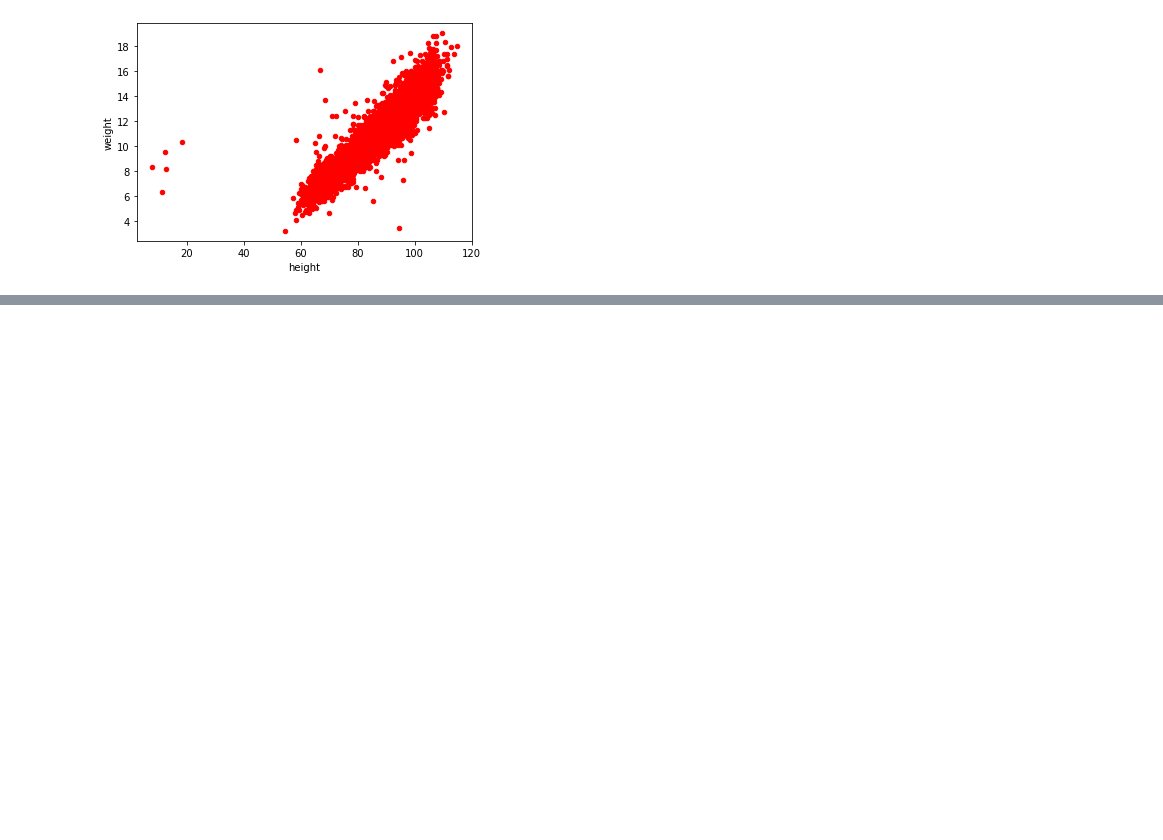
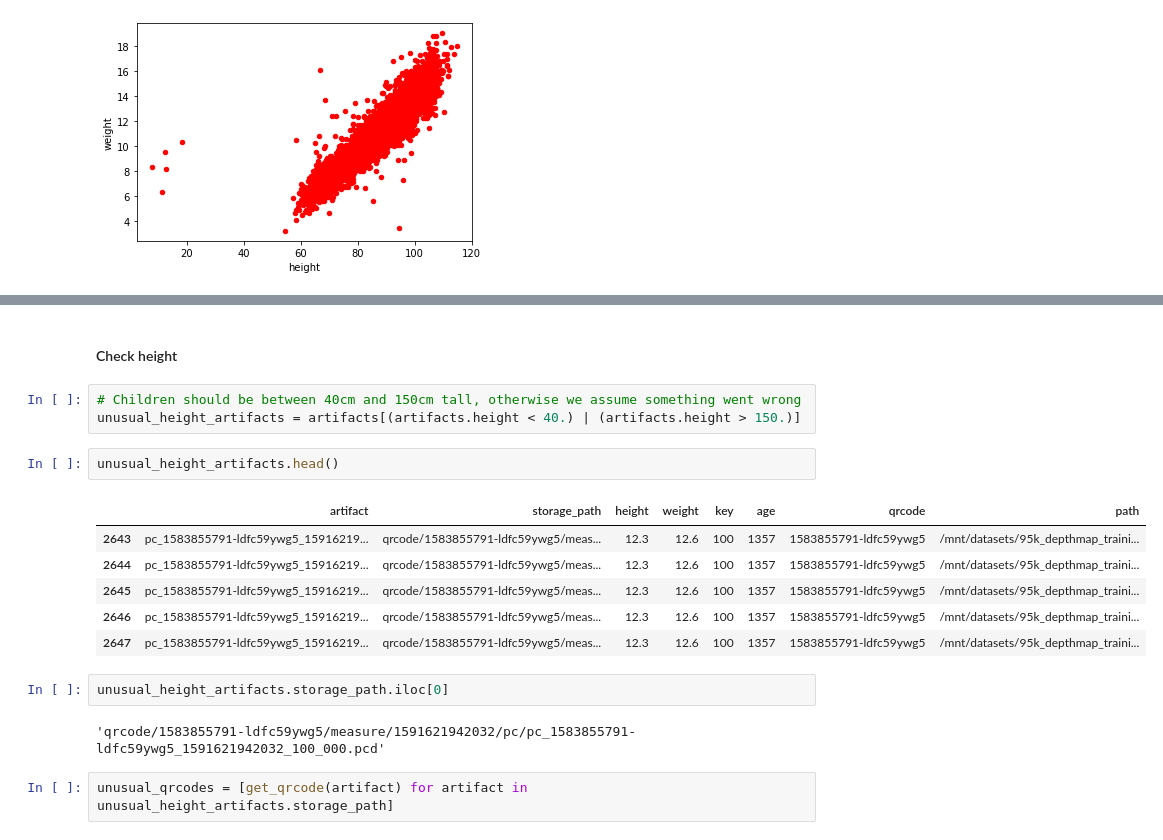
Before and after one commit to kai-luni/cgm-ml, a Jupyter notebook: src/data_utils/dataset_EDA/anon-depthmap-95k/EDA_anon-depthmap-95k.ipynb, the cells around one changed output, grey strips where cells are left out. Cells and saved outputs as stored; diff of their text form; blank space fills up the shorter version.

```diff
--- a/src/data_utils/dataset_EDA/anon-depthmap-95k/EDA_anon-depthmap-95k.ipynb
+++ b/src/data_utils/dataset_EDA/anon-depthmap-95k/EDA_anon-depthmap-95k.ipynb
@@ -128,0 +140,20 @@ weight_vs_height = scans.plot.scatter(x='height', y='weight', c='red')
+# %% [markdown]
+#### Check height
+# %%
+# Children should be between 40cm and 150cm tall, otherwise we assume something went wrong
+unusual_height_artifacts = artifacts[(artifacts.height < 40.) | (artifacts.height > 150.)]
+# %%
+unusual_height_artifacts.head()
+# %% [output]
+|  | artifact | storage_path | height | weight | key | age | qrcode | path |
+| 2643 | pc_1583855791-ldfc59ywg5_15916219... | qrcode/1583855791-ldfc59ywg5/meas... | 12.3 | 12.6 | 100 | 1357 | 1583855791-ldfc59ywg5 | /mnt/datasets/95k_depthmap_traini... |
+| 2644 | pc_1583855791-ldfc59ywg5_15916219... | qrcode/1583855791-ldfc59ywg5/meas... | 12.3 | 12.6 | 100 | 1357 | 1583855791-ldfc59ywg5 | /mnt/datasets/95k_depthmap_traini... |
+| 2645 | pc_1583855791-ldfc59ywg5_15916219... | qrcode/1583855791-ldfc59ywg5/meas... | 12.3 | 12.6 | 100 | 1357 | 1583855791-ldfc59ywg5 | /mnt/datasets/95k_depthmap_traini... |
+| 2646 | pc_1583855791-ldfc59ywg5_15916219... | qrcode/1583855791-ldfc59ywg5/meas... | 12.3 | 12.6 | 100 | 1357 | 1583855791-ldfc59ywg5 | /mnt/datasets/95k_depthmap_traini... |
+| 2647 | pc_1583855791-ldfc59ywg5_15916219... | qrcode/1583855791-ldfc59ywg5/meas... | 12.3 | 12.6 | 100 | 1357 | 1583855791-ldfc59ywg5 | /mnt/datasets/95k_depthmap_traini... |
+# %%
+unusual_height_artifacts.storage_path.iloc[0]
+# %% [output]
+'qrcode/1583855791-ldfc59ywg5/measure/1591621942032/pc/pc_1583855791-ldfc59ywg5_1591621942032_100_000.pcd'
+# %%
+unusual_qrcodes = [get_qrcode(artifact) for artifact in unusual_height_artifacts.storage_path]
```
Also changed, not shown: parts of 9 cells of this notebook.
